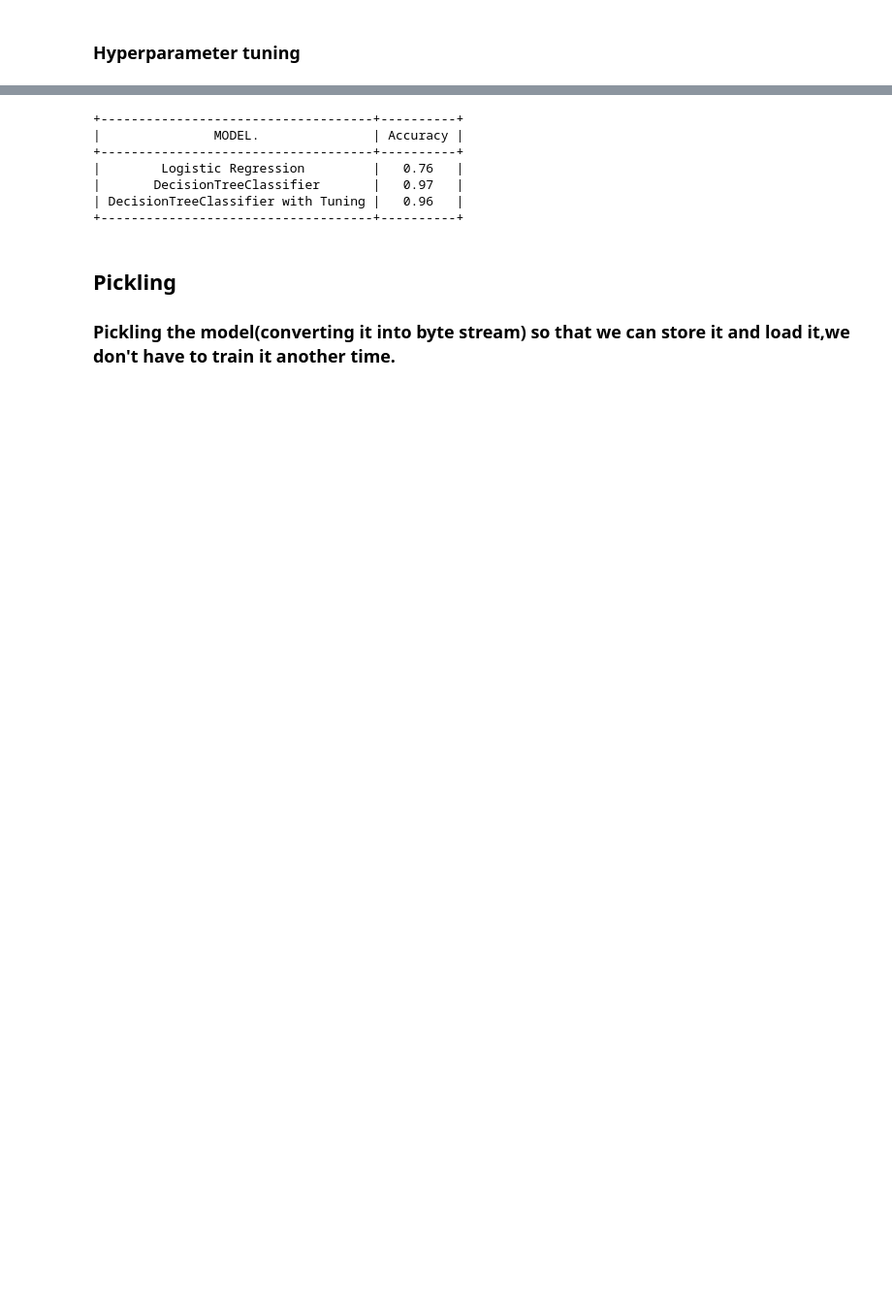
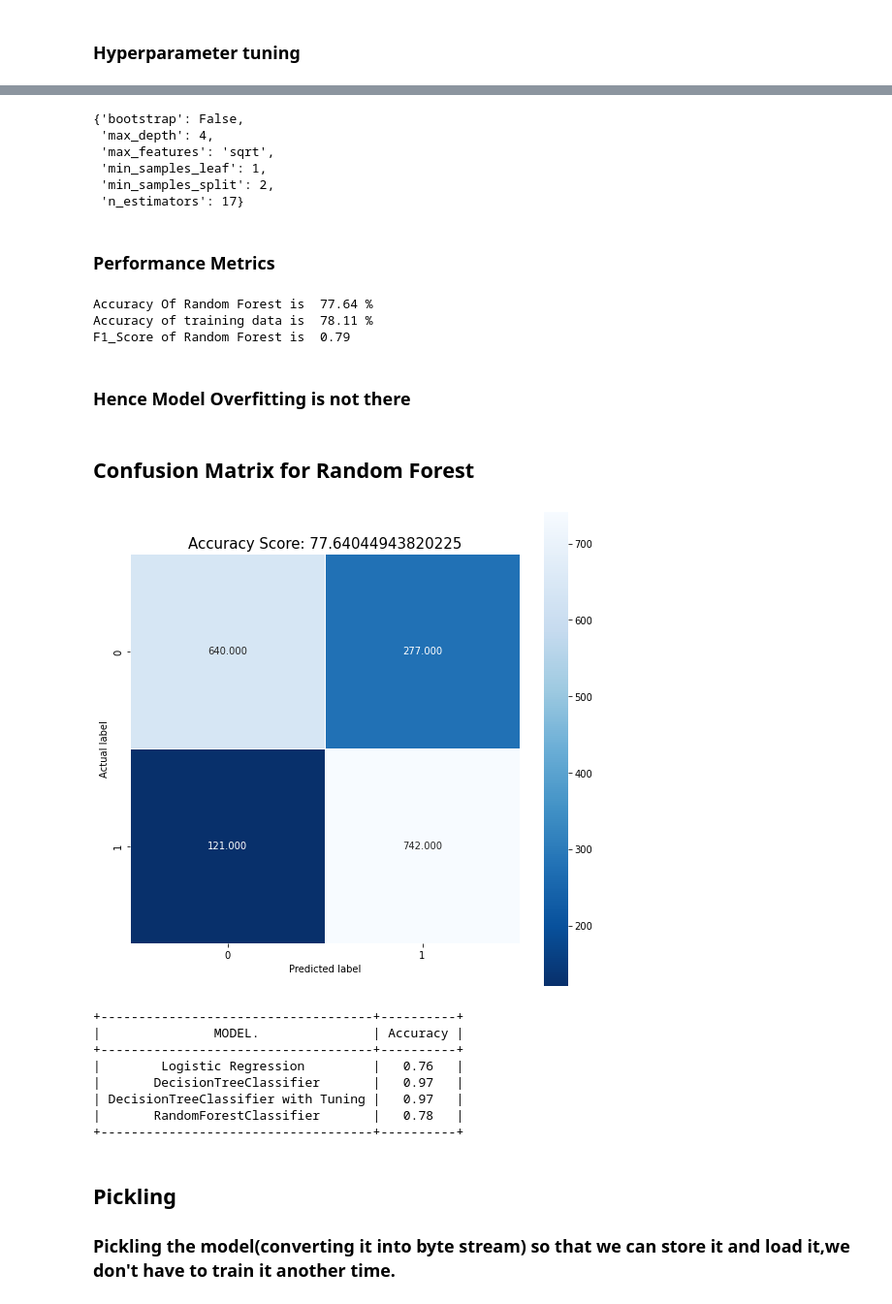
Before and after one commit to Saurabh-Nehe/Data-Science-Activity, a Jupyter notebook: machine_Learning/Model.ipynb, the cells around one changed output, grey strips where cells are left out. Shown at 97% size. Saved outputs shown, nothing was run; the diff lists cells and outputs as text; code cells hidden in the pictures; blank space fills up the shorter version.

Commit message:
Solved Overfitting

```diff
--- a/machine_Learning/Model.ipynb
+++ b/machine_Learning/Model.ipynb
@@ -283,0 +309,17 @@ Execution time of Random Search (in Seconds): 2.6625356674194336
+# %%
+#creating the param dictionary
+param_grid={
+    'n_estimators':n_estimators,
+    'max_features':max_features,
+    'max_depth':max_depth,
+    'min_samples_split':min_samp_split,
+    'min_samples_leaf':min_samp_leaf,
+    'bootstrap':bootstrap
+}
+# %%
+# We have small dataset So we can use GridSearchCV to get best model because it does more combinations than RandomisedSeachCV
+
+rf = RandomForestClassifier()
+
+rf_grid = GridSearchCV(estimator=rf,param_grid=param_grid,cv=10,verbose=2,n_jobs=4 )
+rf_grid.fit(X_train , y_train)
@@ -284,3 +336,42 @@ Execution time of Random Search (in Seconds): 2.6625356674194336
+# %%
+rf_grid.best_params_
+# %% [output]
+{'bootstrap': False,
+ 'max_depth': 4,
+ 'max_features': 'sqrt',
+ 'min_samples_leaf': 1,
+ 'min_samples_split': 2,
+ 'n_estimators': 17}
+# %% [markdown]
+### Performance Metrics
+# %%
+rf_pred = rf_grid.predict(X_test)
+rf_Accuracy = accuracy_score(y_test, rf_pred)
+print('Accuracy Of Random Forest is ', np.round(rf_Accuracy*100,2),'%')
+print('Accuracy of training data is ',np.round(accuracy_score(y_train,rf_grid.predict(X_train))*100,2),"%")
+
+print('F1_Score of Random Forest is ',np.round(f1_score(y_test , rf_pred),2))
+# %% [output]
+Accuracy Of Random Forest is  77.64 %
+Accuracy of training data is  78.11 %
+F1_Score of Random Forest is  0.79
+# %% [markdown]
+### Hence Model Overfitting is not there
+# %% [markdown]
+## Confusion Matrix for Random Forest
+# %%
+#Confusion Matrix
+
+efMat = confusion_matrix(y_test, rf_pred)
+
+plt.figure(figsize=(9,9))
+sns.heatmap(efMat, annot=True, fmt=".3f", linewidths=.5, square = True, cmap = 'Blues_r');
+plt.ylabel('Actual label');
+plt.xlabel('Predicted label');
+all_sample_title = 'Accuracy Score: {}'.format(rf_Accuracy*100)
+plt.title(all_sample_title, size = 15);
+# %% [output]
+[figure, added]
 # %%
 from prettytable import PrettyTable
 PTables = PrettyTable()
@@ -290,6 +381,7 @@ PTables.field_names = ["MODEL.","Accuracy"]
 PTables.add_row(["Logistic Regression",np.round(BaseAcc,2)])
 PTables.add_row(["DecisionTreeClassifier",np.round(treeAcc,2)])
 PTables.add_row(["DecisionTreeClassifier with Tuning",np.round(tuned,2)])
+PTables.add_row(["RandomForestClassifier",np.round(rf_Accuracy,2)])
 print(PTables)
 # %% [output]
 +------------------------------------+----------+
@@ -297,7 +389,8 @@ print(PTables)
 +------------------------------------+----------+
 |        Logistic Regression         |   0.76   |
 |       DecisionTreeClassifier       |   0.97   |
-| DecisionTreeClassifier with Tuning |   0.96   |
+| DecisionTreeClassifier with Tuning |   0.97   |
+|       RandomForestClassifier       |   0.78   |
 +------------------------------------+----------+
 # %% [markdown]
 ## Pickling
```
Also changed, not shown: parts of 24 cells of this notebook, 2 other files.
